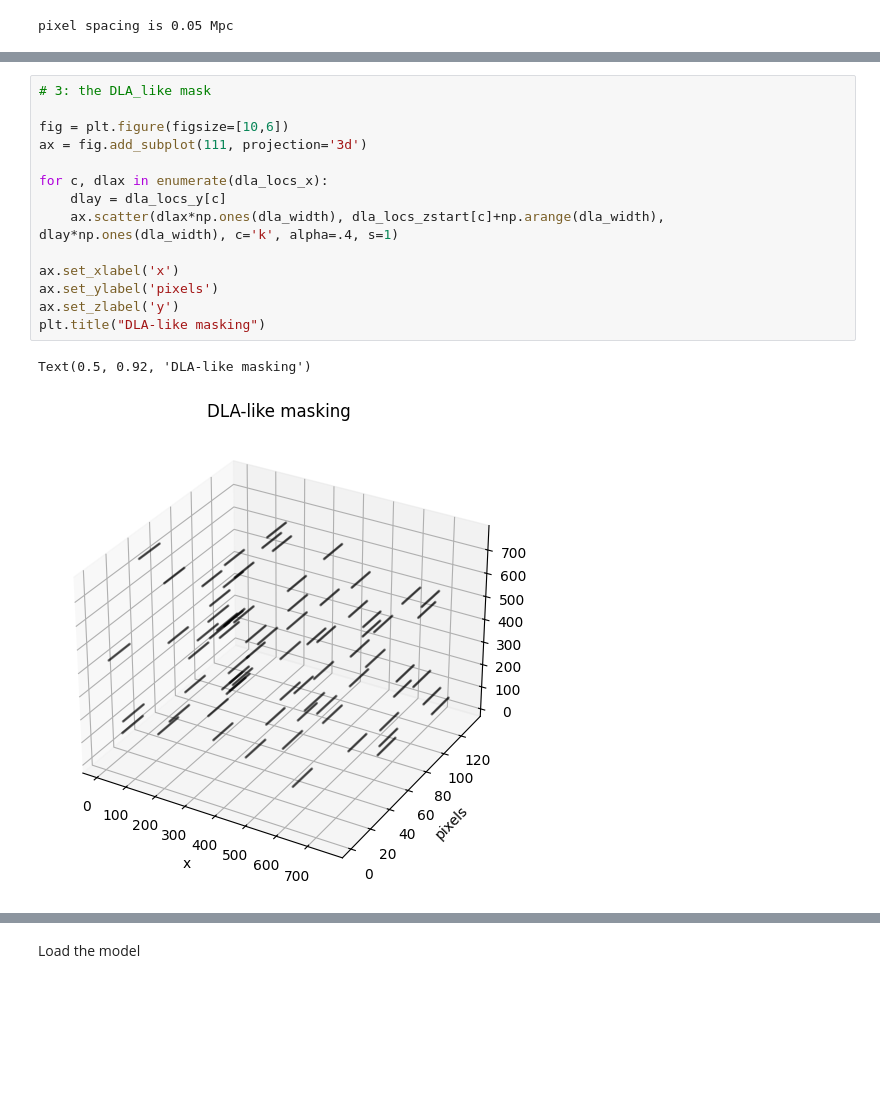
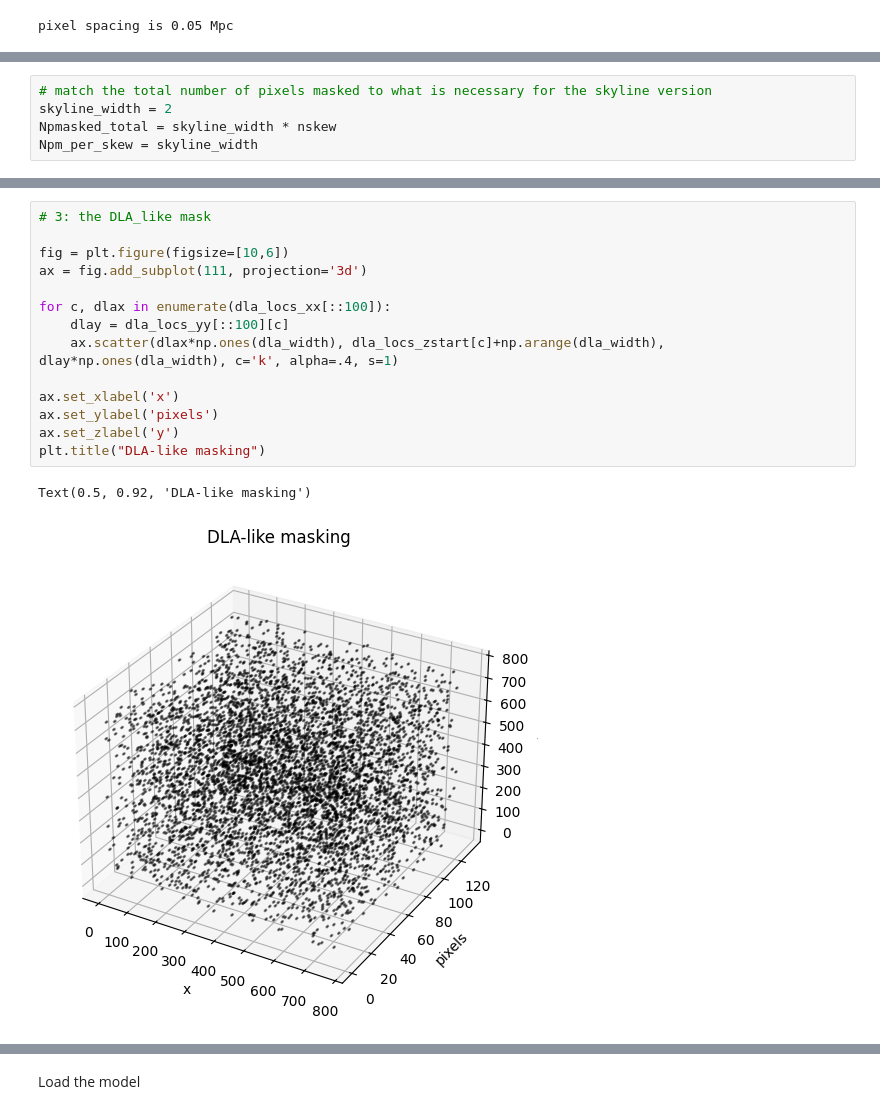
Before and after one commit to marlena6/px-optimal-estimator, a Jupyter notebook: p1d_masking.ipynb, the cells around one changed output, grey strips where cells are left out. Drawn from its saved outputs; the diff is of its cells as text; blank space fills up the shorter version.

```diff
--- a/p1d_masking.ipynb
+++ b/p1d_masking.ipynb
@@ -94,6 +102,11 @@ Spacing between pixels along line-of-sight = 0.05 Mpc
 Number of bins: 135
 Spacing between pixels along line-of-sight after binning = 0.49999999999999994 Mpc
 spacing between neighboring skewers is 0.09 Mpc
+# %%
+# match the total number of pixels masked to what is necessary for the skyline version
+skyline_width = 2
+Npmasked_total = skyline_width * nskew
+Npm_per_skew = skyline_width
 # %%
 # in the subselected forest, do some masking schemes along the line-of-sight axis
 # 1: random masking of 1-5 pixels in each skewer
@@ -187,17 +334,17 @@ Text(0.5, 0.92, 'Skyline-like masking')
 # %%
 # 3: the DLA_like mask
 
 fig = plt.figure(figsize=[10,6])
 ax = fig.add_subplot(111, projection='3d')
 
-for c, dlax in enumerate(dla_locs_x):
-    dlay = dla_locs_y[c]
+for c, dlax in enumerate(dla_locs_xx[::100]):
+    dlay = dla_locs_yy[::100][c]
     ax.scatter(dlax*np.ones(dla_width), dla_locs_zstart[c]+np.arange(dla_width), dlay*np.ones(dla_width), c='k', alpha=.4, s=1)
 
 ax.set_xlabel('x')
 ax.set_ylabel('pixels')
 ax.set_zlabel('y')
 plt.title("DLA-like masking")
 # %% [output]
 Text(0.5, 0.92, 'DLA-like masking')
-[figure, old version]
+[figure, new version]
```
Also changed, not shown: parts of 31 cells of this notebook, 5 other files.
